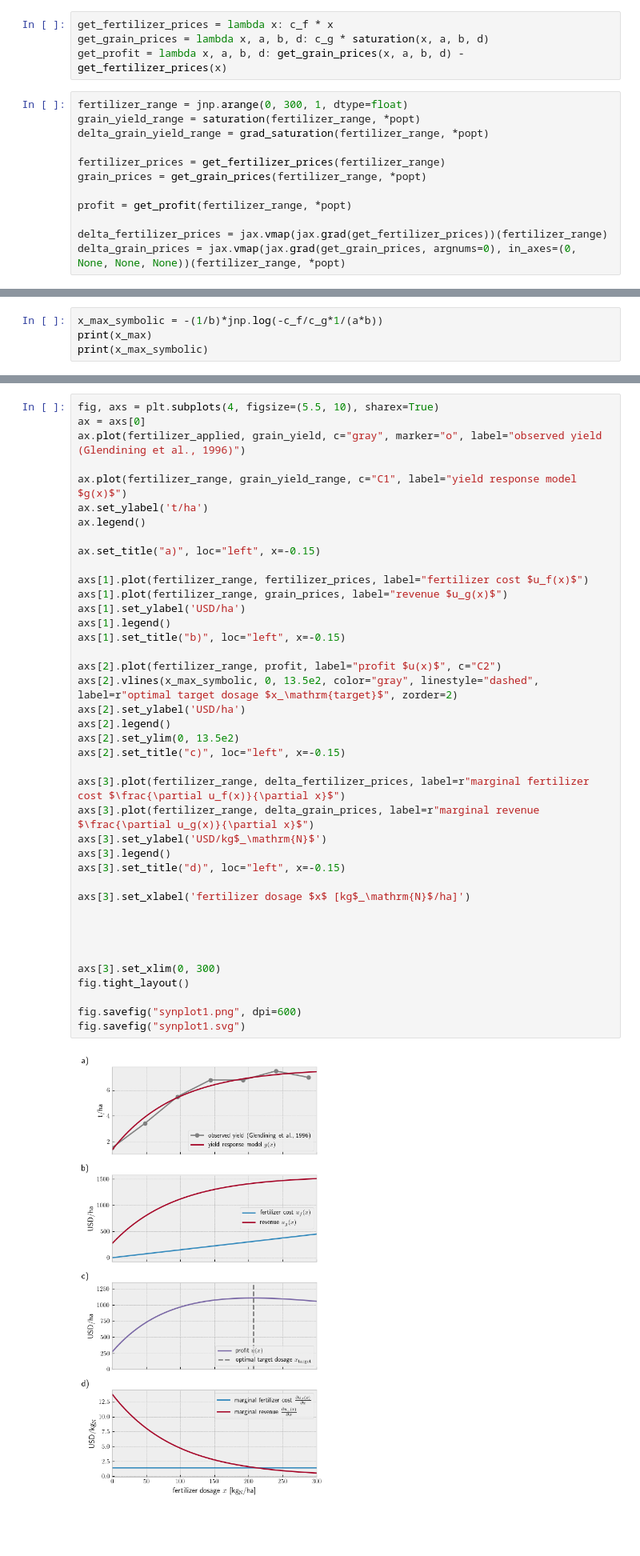
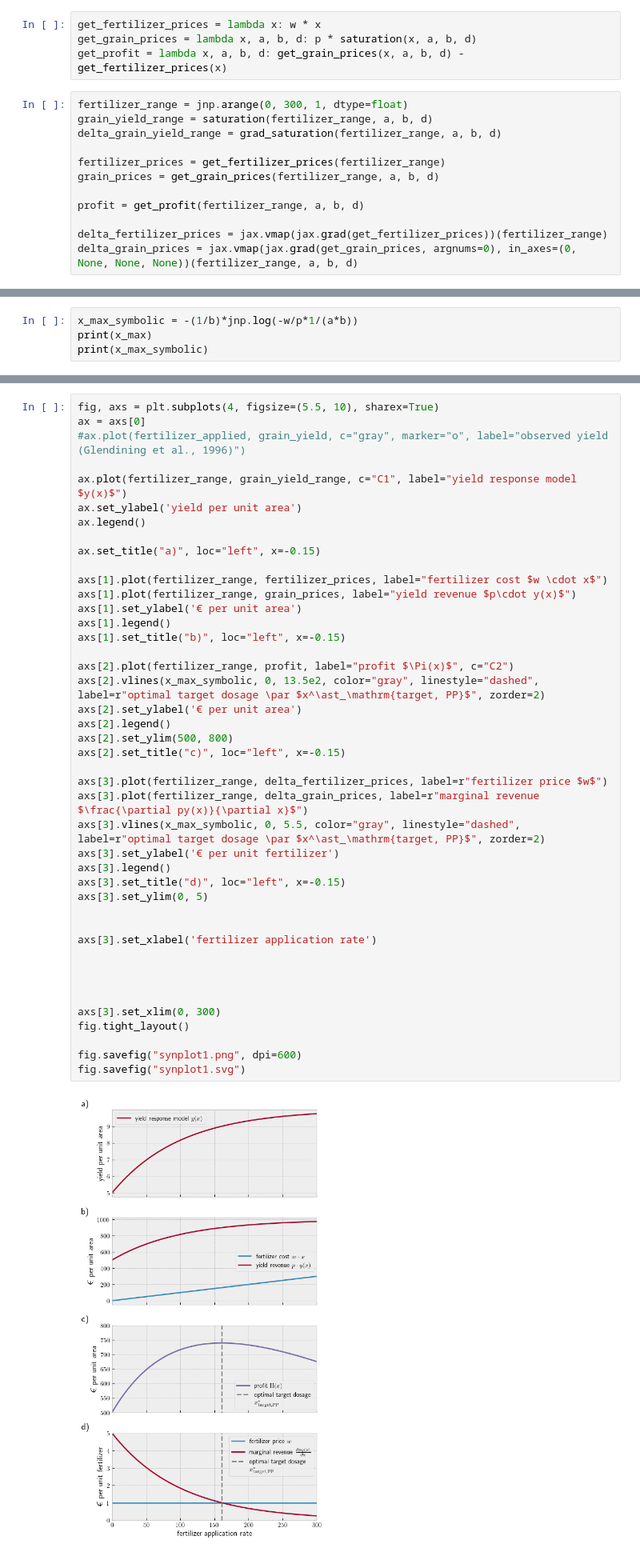
Before and after one commit to johanneskopton/value-of-precision, a Jupyter notebook: case_study1/case_study1.ipynb, the cells around one changed output, grey strips where cells are left out. Shown at 80% size. Drawn from its saved outputs; the diff is of its cells as text; blank space fills up the shorter version.

Commit message:
Case study 1: new (more schematic) first graph

```diff
--- a/case_study1/case_study1.ipynb
+++ b/case_study1/case_study1.ipynb
@@ -55,19 +63,19 @@ a, b, d
 # %%
-get_fertilizer_prices = lambda x: c_f * x
-get_grain_prices = lambda x, a, b, d: c_g * saturation(x, a, b, d)
+get_fertilizer_prices = lambda x: w * x
+get_grain_prices = lambda x, a, b, d: p * saturation(x, a, b, d)
 get_profit = lambda x, a, b, d: get_grain_prices(x, a, b, d) - get_fertilizer_prices(x)
 # %%
 fertilizer_range = jnp.arange(0, 300, 1, dtype=float)
-grain_yield_range = saturation(fertilizer_range, *popt)
-delta_grain_yield_range = grad_saturation(fertilizer_range, *popt)
+grain_yield_range = saturation(fertilizer_range, a, b, d)
+delta_grain_yield_range = grad_saturation(fertilizer_range, a, b, d)
 
 fertilizer_prices = get_fertilizer_prices(fertilizer_range)
-grain_prices = get_grain_prices(fertilizer_range, *popt)
+grain_prices = get_grain_prices(fertilizer_range, a, b, d)
 
-profit = get_profit(fertilizer_range, *popt)
+profit = get_profit(fertilizer_range, a, b, d)
 
 delta_fertilizer_prices = jax.vmap(jax.grad(get_fertilizer_prices))(fertilizer_range)
-delta_grain_prices = jax.vmap(jax.grad(get_grain_prices, argnums=0), in_axes=(0, None, None, None))(fertilizer_range, *popt)
+delta_grain_prices = jax.vmap(jax.grad(get_grain_prices, argnums=0), in_axes=(0, None, None, None))(fertilizer_range, a, b, d)
 # %%
 x_max = (delta_grain_prices > delta_fertilizer_prices).sum().item()
 # %%
@@ -76,7 +84,7 @@ def get_x_max_sigma(sigma, a, b, d):
 # %% [markdown]
 Compare numeric and symbolic calculation of x_max:
 # %%
-x_max_symbolic = -(1/b)*jnp.log(-c_f/c_g*1/(a*b))
+x_max_symbolic = -(1/b)*jnp.log(-w/p*1/(a*b))
 print(x_max)
 print(x_max_symbolic)
 # %% [output]
@@ -89,44 +97,47 @@ probability_density = scipy.stats.norm.pdf(fertilizer_range, get_x_max_sigma(sig
 # %%
 fig, axs = plt.subplots(4, figsize=(5.5, 10), sharex=True)
 ax = axs[0]
-ax.plot(fertilizer_applied, grain_yield, c="gray", marker="o", label="observed yield (Glendining et al., 1996)")
+#ax.plot(fertilizer_applied, grain_yield, c="gray", marker="o", label="observed yield (Glendining et al., 1996)")
 
-ax.plot(fertilizer_range, grain_yield_range, c="C1", label="yield response model $g(x)$")
-ax.set_ylabel('t/ha')
+ax.plot(fertilizer_range, grain_yield_range, c="C1", label="yield response model $y(x)$")
+ax.set_ylabel('yield per unit area')
 ax.legend()
 
 ax.set_title("a)", loc="left", x=-0.15)
 
-axs[1].plot(fertilizer_range, fertilizer_prices, label="fertilizer cost $u_f(x)$")
-axs[1].plot(fertilizer_range, grain_prices, label="revenue $u_g(x)$")
-axs[1].set_ylabel('USD/ha')
+axs[1].plot(fertilizer_range, fertilizer_prices, label="fertilizer cost $w \cdot x$")
+axs[1].plot(fertilizer_range, grain_prices, label="yield revenue $p\cdot y(x)$")
+axs[1].set_ylabel('€ per unit area')
 axs[1].legend()
 axs[1].set_title("b)", loc="left", x=-0.15)
 
-axs[2].plot(fertilizer_range, profit, label="profit $u(x)$", c="C2")
-axs[2].vlines(x_max_symbolic, 0, 13.5e2, color="gray", linestyle="dashed", label=r"optimal target dosage $x_\mathrm{target}$", zorder=2)
-axs[2].set_ylabel('USD/ha')
+axs[2].plot(fertilizer_range, profit, label="profit $\Pi(x)$", c="C2")
+axs[2].vlines(x_max_symbolic, 0, 13.5e2, color="gray", linestyle="dashed", label=r"optimal target dosage \par $x^\ast_\mathrm{target, PP}$", zorder=2)
+axs[2].set_ylabel('€ per unit area')
 axs[2].legend()
-axs[2].set_ylim(0, 13.5e2)
+axs[2].set_ylim(500, 800)
 axs[2].set_title("c)", loc="left", x=-0.15)
 
-axs[3].plot(fertilizer_range, delta_fertilizer_prices, label=r"marginal fertilizer cost $\frac{\partial u_f(x)}{\partial x}$")
-axs[3].plot(fertilizer_range, delta_grain_prices, label=r"marginal revenue $\frac{\partial u_g(x)}{\partial x}$")
-axs[3].set_ylabel('USD/kg$_\mathrm{N}$')
+axs[3].plot(fertilizer_range, delta_fertilizer_prices, label=r"fertilizer price $w$")
+axs[3].plot(fertilizer_range, delta_grain_prices, label=r"marginal revenue $\frac{\partial py(x)}{\partial x}$")
+axs[3].vlines(x_max_symbolic, 0, 5.5, color="gray", linestyle="dashed", label=r"optimal target dosage \par $x^\ast_\mathrm{target, PP}$", zorder=2)
+axs[3].set_ylabel('€ per unit fertilizer')
 axs[3].legend()
 axs[3].set_title("d)", loc="left", x=-0.15)
+axs[3].set_ylim(0, 5)
 
-axs[3].set_xlabel('fertilizer dosage $x$ [kg$_\mathrm{N}$/ha]')
+
+axs[3].set_xlabel('fertilizer application rate')
 
 
 
 
 axs[3].set_xlim(0, 300)
 fig.tight_layout()
 
 fig.savefig("synplot1.png", dpi=600)
 fig.savefig("synplot1.svg")
 # %% [output]
-[figure, old version]
+[figure, new version]
 # %%
 def expected_profit(a, b, d, sigma, x_max):
```
Also changed, not shown: parts of 17 cells of this notebook.
